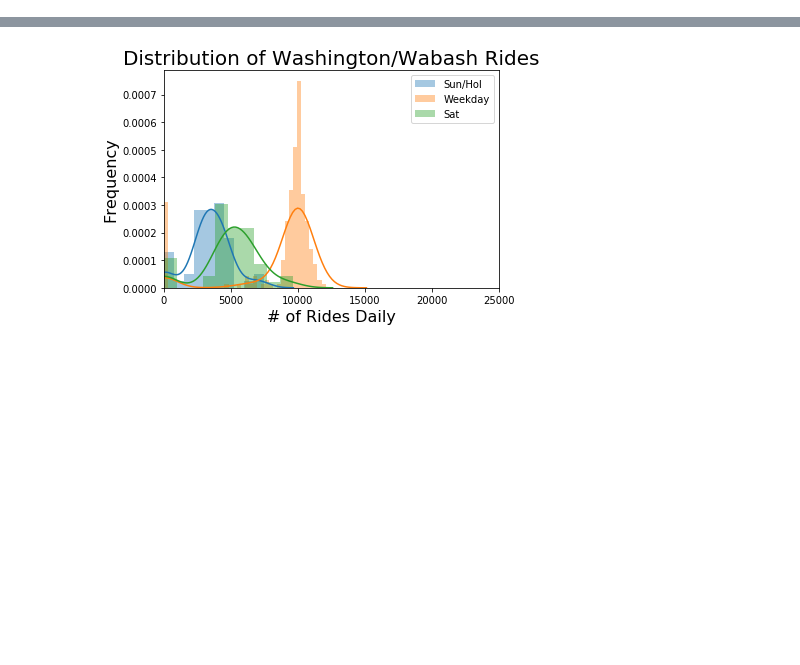
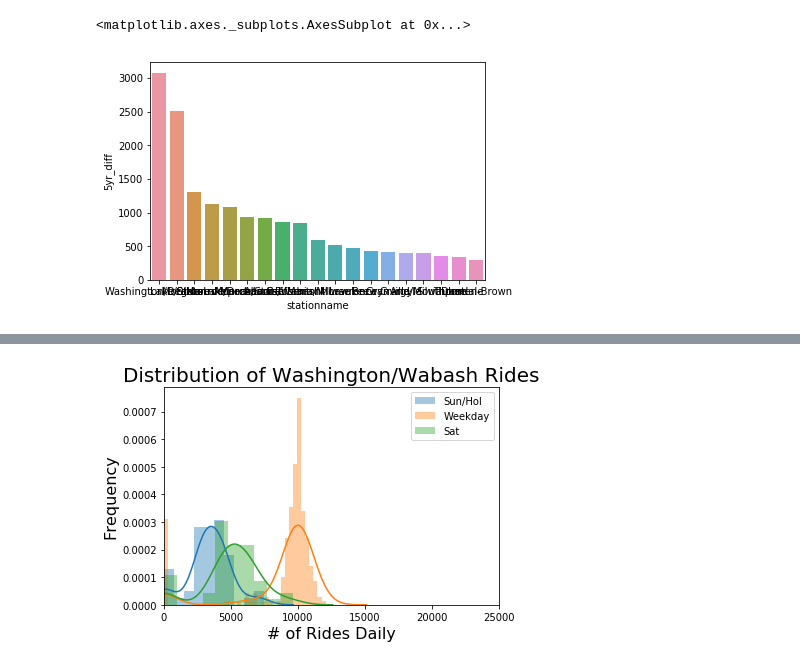
Before and after one commit to donnajobridge/cta, a Jupyter notebook: cta.ipynb, the cells around one changed output, grey strips where cells are left out. Saved outputs shown, nothing was run; the diff lists cells and outputs as text; code cells hidden in the pictures; blank space fills up the shorter version.

```diff
--- a/cta.ipynb
+++ b/cta.ipynb
@@ -32,0 +82,19 @@ mparklist = ['Washington/Wabash', 'Clark/Lake']
+# %%
+# get rid of stations w/ missing data in 2012 or 2017
+df_diff = df_diff.groupby('stationname').filter(lambda x: len(x) >1)
+# %%
+# find change in ridership in past 5 years
+df_diff['5yr_diff'] = df_diff['rides'].diff()
+df_diff['5yr_percent_diff'] = df_diff['rides'].pct_change()
+df_diff = df_diff[df_diff['year']!= 2012]
+# %%
+# get 25 changes with biggest ridership change over past 5 years
+topdiffs = df_diff.sort_values(by=['5yr_diff'], ascending=False).reset_index(drop=True).loc[0:24,:]
+topprops = df_diff.sort_values(by=['5yr_percent_diff'], ascending=False).reset_index(drop=True).loc[0:24,:]
+# %%
+top = topdiffs[topdiffs['stationname'].isin(topprops['stationname'])]
+# %%
+sns.barplot(x='stationname', y='5yr_diff', data=top)
+# %% [output]
+<matplotlib.axes._subplots.AxesSubplot at 0x...>
+[figure, added]
```
Also changed, not shown: parts of 21 cells of this notebook.
